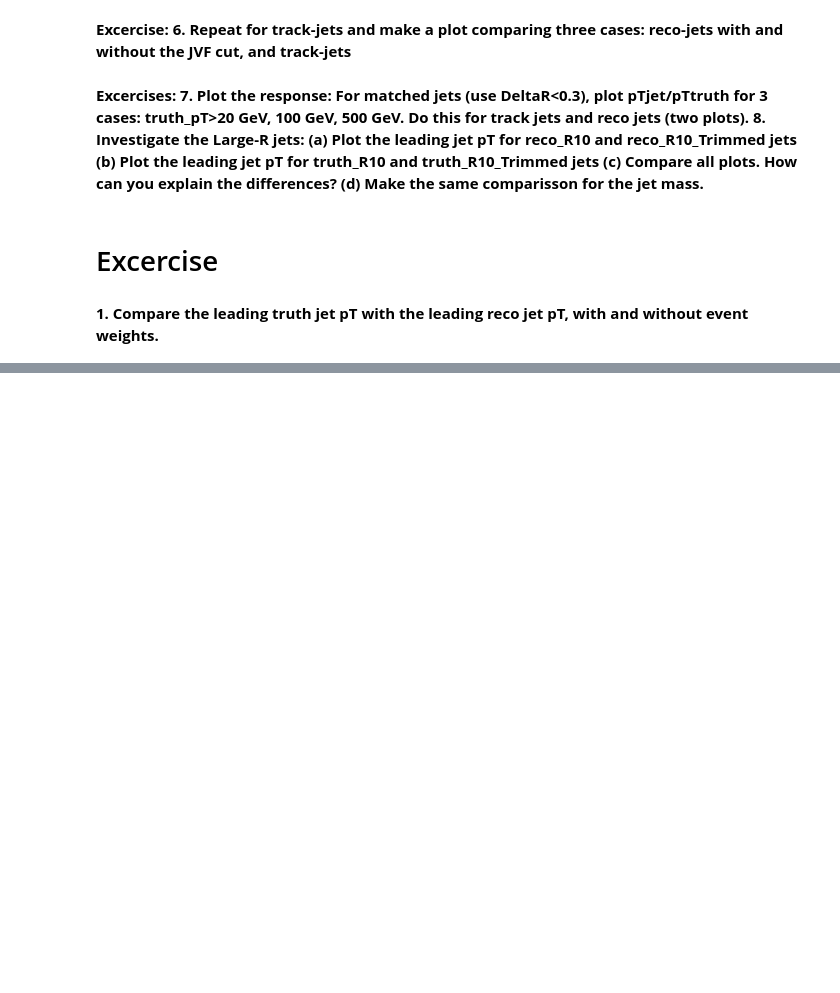
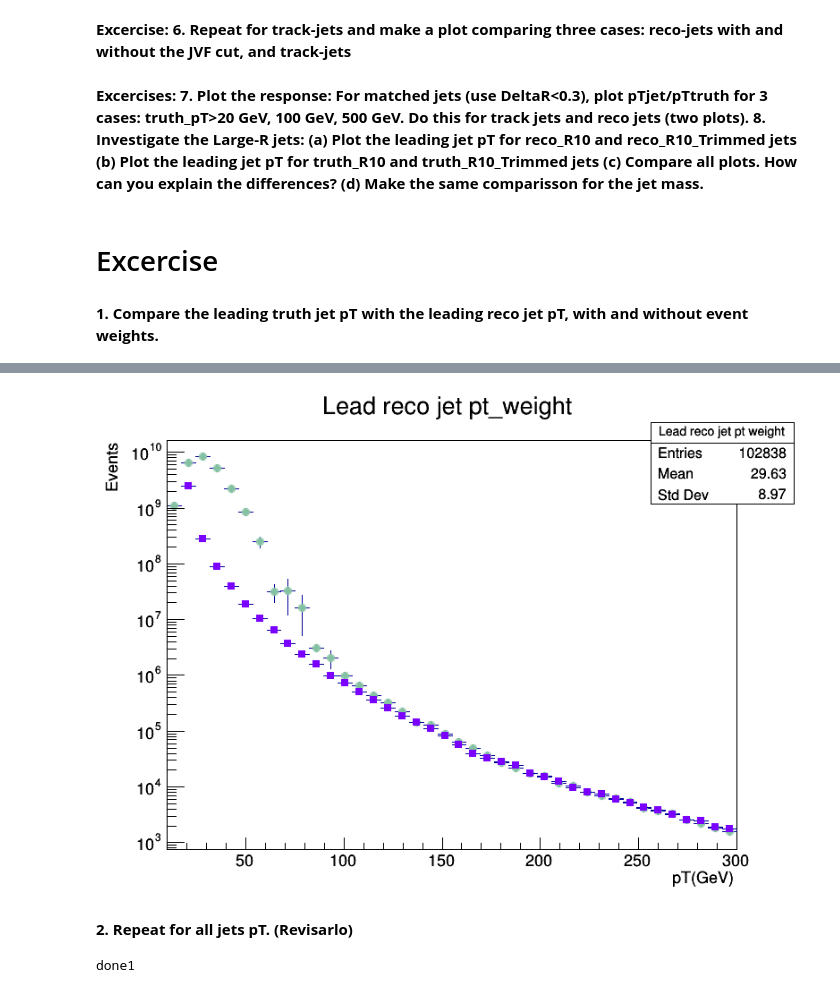
Before and after one commit to mstorresh/experimentalparticlesUNAL, a Jupyter notebook: Jets/Jets_cpp.ipynb, the cells around one changed output, grey strips where cells are left out. Saved outputs shown, nothing was run; the diff lists cells and outputs as text; code cells hidden in the pictures; blank space fills up the shorter version.

```diff
--- a/Jets/Jets_cpp.ipynb
+++ b/Jets/Jets_cpp.ipynb
@@ -263,0 +338,16 @@ canvas2->Draw();
+# %%
+hi_leadreco_pt_we->SetMarkerStyle(20);
+hi_leadreco_pt_we->SetMarkerColor(30);
+hi_leadreco_pt_we->Draw("");
+hi_leadtru_pt_we->SetMarkerStyle(21);
+hi_leadtru_pt_we->SetMarkerColor(52);
+hi_leadtru_pt_we->Draw("same");
+
+canvas12->SetLogy();
+canvas12->Draw();
+# %% [output]
+[figure, added]
+# %% [markdown]
+<b>
+    2. Repeat for all jets pT.  (Revisarlo)
+    </b>
@@ -263,0 +385,21 @@ canvas2->Draw();
+# %%
+int nentries, nbytes, i;
+nentries = (Int_t)tree->GetEntries();
+for (int i = 0; i<nentries; i++){
+
+     nbytes = tree->GetEntry(i);
+    if (tra_R4_pt->size()>0){
+        hi_leadtra_pt->Fill(tra_R4_pt->at(0)/1000.);
+        hi_leadtra_pt_we->Fill(tra_R4_pt->at(0)/1000.,evtw);
+        /*for(int j=0; j<reco_R4_pt->size(); j++){
+        hi_tra_pt->Fill(tra_R4_pt->at(j)/1000.);
+        hi_tra_pt_we->Fill(tra_R4_pt->at(j)/1000., evtw);
+
+    }*/
+    }
+
+}
+
+std::cout<<"done1"<<std::endl;
+# %% [output]
+done1
```
Also changed, not shown: parts of 51 cells of this notebook, 2 other files.
